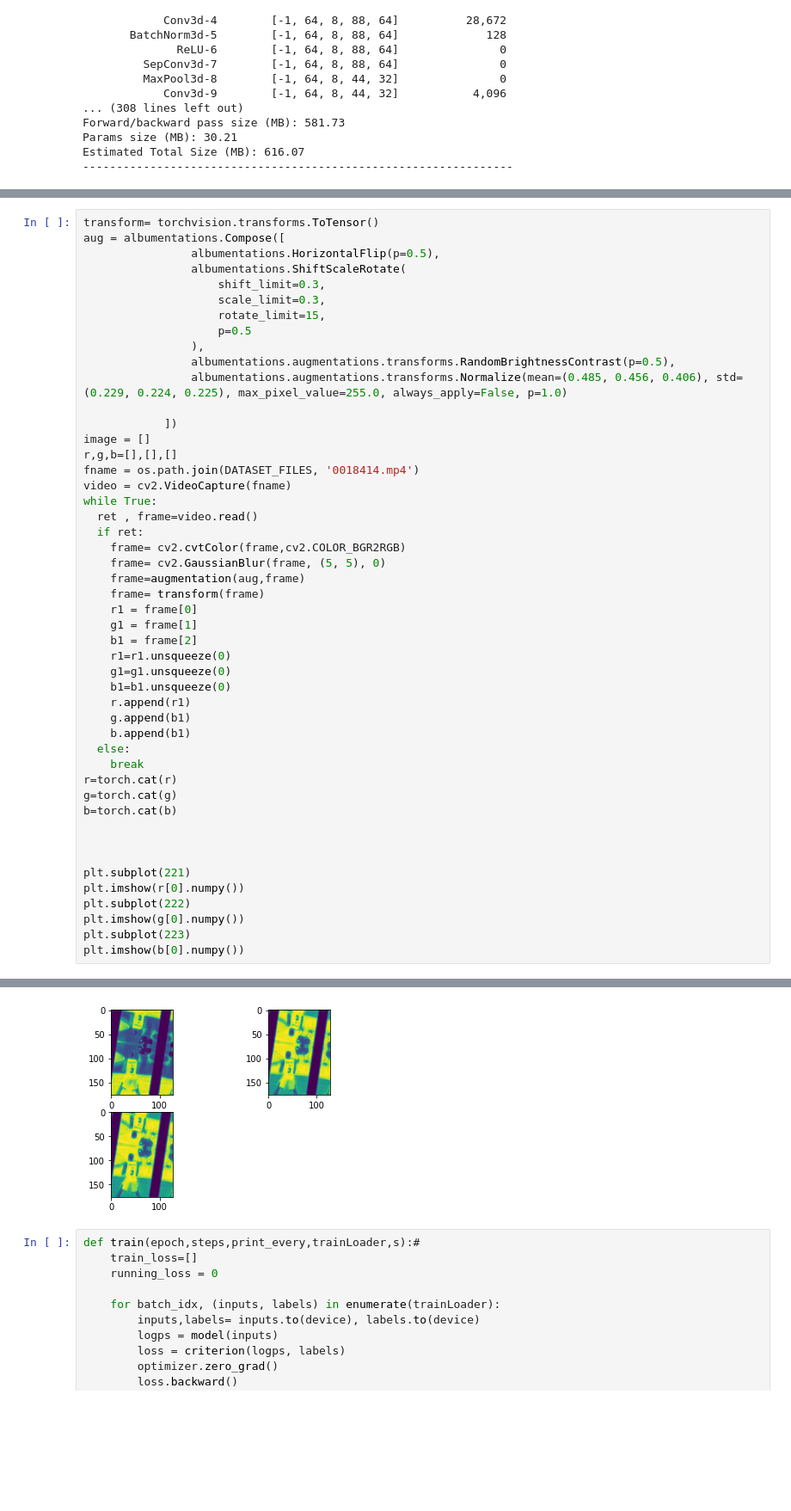
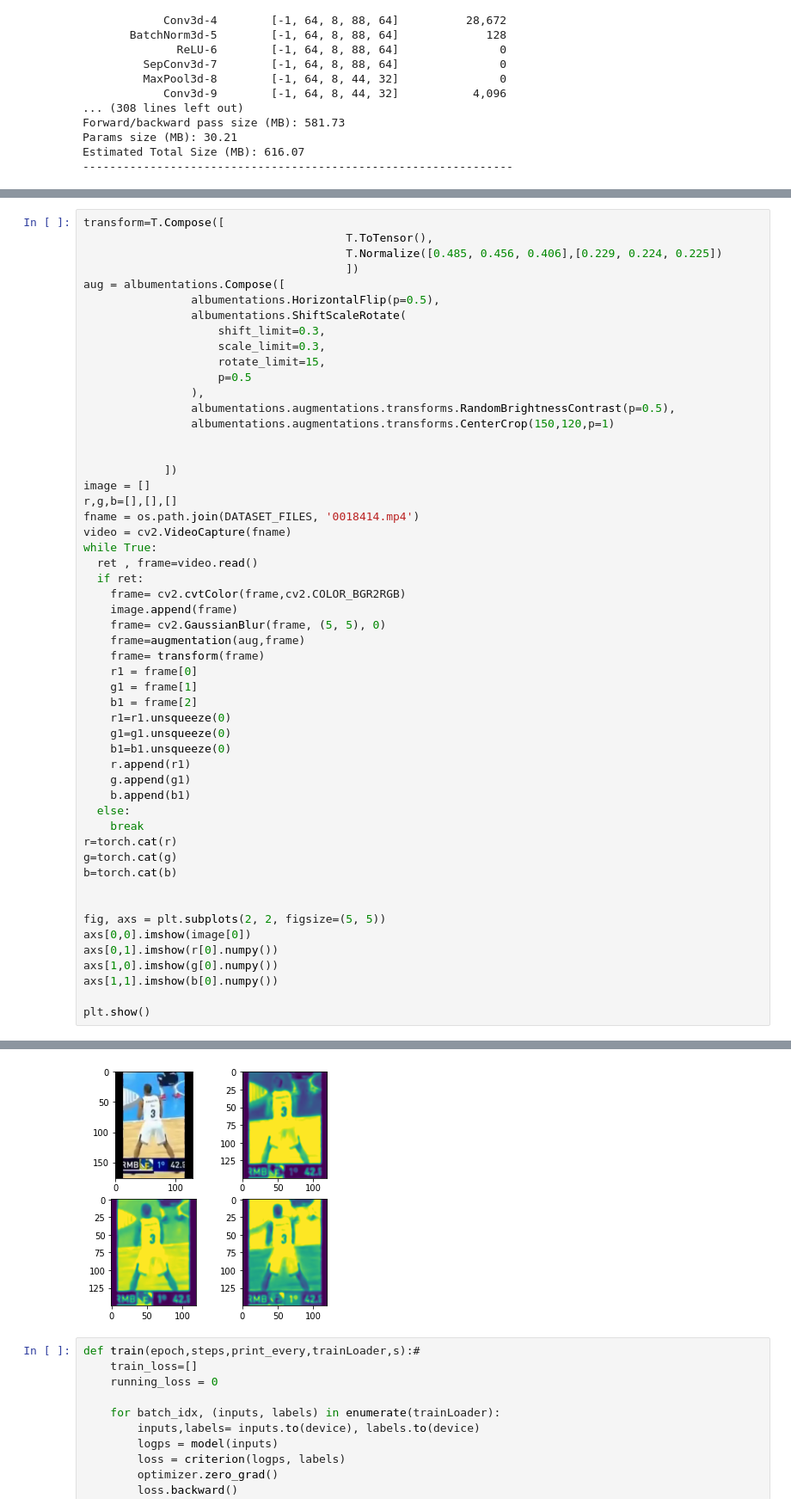
Before and after one commit to Elmaravilla7/ProgettoCV, a Jupyter notebook: Esame204898.ipynb, the cells around one changed output, grey strips where cells are left out. Shown at 86% size. Drawn from its saved outputs; the diff is of its cells as text; blank space fills up the shorter version.

```diff
--- a/Esame204898.ipynb
+++ b/Esame204898.ipynb
@@ -483,7 +582,10 @@ class MyDataLoader(Dataset):
     image=torch.stack((r,g,b),dim=0)
     return image, self.y[index]
 # %%
-transform= torchvision.transforms.ToTensor()
+transform=T.Compose([
+                                       T.ToTensor(),
+                                       T.Normalize([0.485, 0.456, 0.406],[0.229, 0.224, 0.225])
+                                       ])
 aug = albumentations.Compose([
                 albumentations.HorizontalFlip(p=0.5),
                 albumentations.ShiftScaleRotate(
@@ -493,7 +595,8 @@ aug = albumentations.Compose([
                     p=0.5
                 ),
                 albumentations.augmentations.transforms.RandomBrightnessContrast(p=0.5),
-                albumentations.augmentations.transforms.Normalize(mean=(0.485, 0.456, 0.406), std=(0.229, 0.224, 0.225), max_pixel_value=255.0, always_apply=False, p=1.0)
+                albumentations.augmentations.transforms.CenterCrop(150,120,p=1)
+
 
             ])
 image = []
@@ -504,6 +607,7 @@ while True:
   ret , frame=video.read()
   if ret:
     frame= cv2.cvtColor(frame,cv2.COLOR_BGR2RGB)
+    image.append(frame)
     frame= cv2.GaussianBlur(frame, (5, 5), 0)
     frame=augmentation(aug,frame)
     frame= transform(frame)
@@ -514,7 +618,7 @@ while True:
     g1=g1.unsqueeze(0)
     b1=b1.unsqueeze(0)
     r.append(r1)
-    g.append(b1)
+    g.append(g1)
     b.append(b1)
   else:
     break
@@ -523,11 +627,11 @@ g=torch.cat(g)
 b=torch.cat(b)
 
 
+fig, axs = plt.subplots(2, 2, figsize=(5, 5))
+axs[0,0].imshow(image[0])
+axs[0,1].imshow(r[0].numpy())
+axs[1,0].imshow(g[0].numpy())
+axs[1,1].imshow(b[0].numpy())
 
-plt.subplot(221)
-plt.imshow(r[0].numpy())
-plt.subplot(222)
-plt.imshow(g[0].numpy())
-plt.subplot(223)
-plt.imshow(b[0].numpy())
+plt.show()
 # %% [output]
@@ -535,4 +638,4 @@ plt.imshow(b[0].numpy())
-[figure, old version]
+[figure, new version]
 # %%
 def train(epoch,steps,print_every,trainLoader,s):#
     train_loss=[]
```
Also changed, not shown: parts of 23 cells of this notebook.
